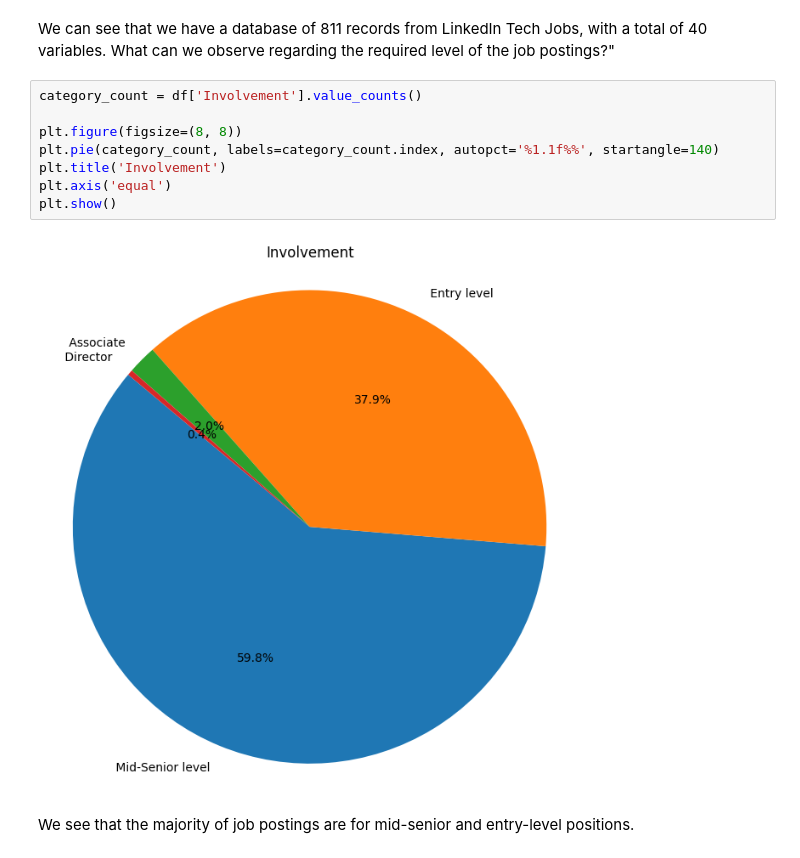
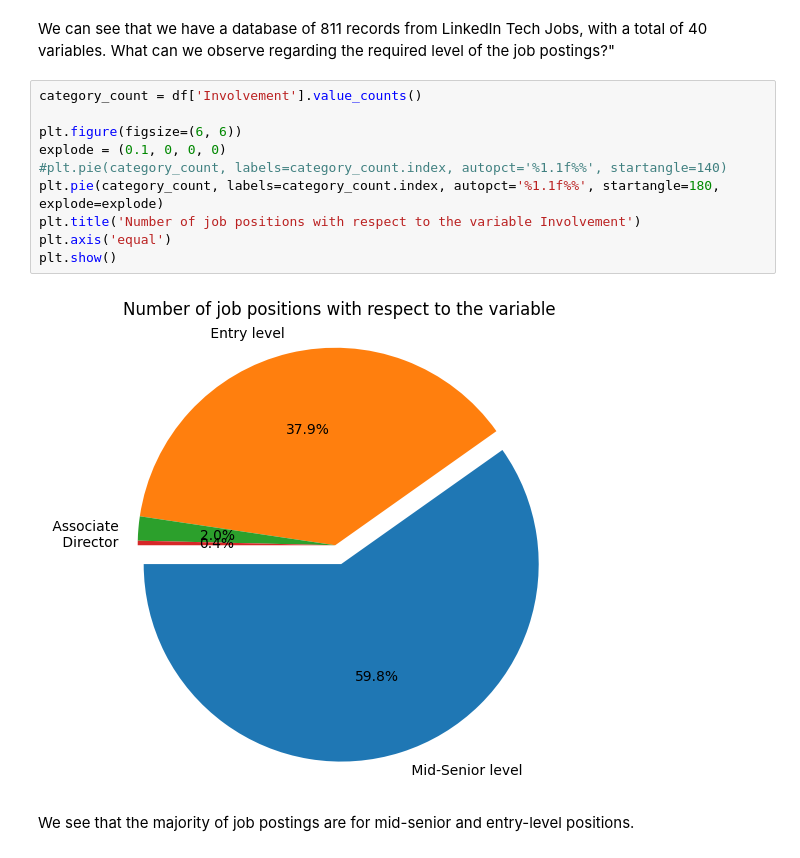
Before and after one commit to nogibjj/IDS706_DataEngineering_BarbaraFlores, a Jupyter notebook: LinkedInTechJobs.ipynb, the cells around one changed output. Saved outputs shown, nothing was run; the diff lists cells and outputs as text.

```diff
--- a/LinkedInTechJobs.ipynb
+++ b/LinkedInTechJobs.ipynb
@@ -75,13 +77,15 @@ What can we observe regarding the required level of the job postings?"
 # %%
 category_count = df['Involvement'].value_counts()
 
-plt.figure(figsize=(8, 8))
-plt.pie(category_count, labels=category_count.index, autopct='%1.1f%%', startangle=140)
-plt.title('Involvement')
+plt.figure(figsize=(6, 6))
+explode = (0.1, 0, 0, 0)
+#plt.pie(category_count, labels=category_count.index, autopct='%1.1f%%', startangle=140)
+plt.pie(category_count, labels=category_count.index, autopct='%1.1f%%', startangle=180, explode=explode)
+plt.title('Number of job positions with respect to the variable Involvement')
 plt.axis('equal')
 plt.show()
 # %% [output]
-[figure, old version]
+[figure, new version]
 # %% [markdown]
 We see that the majority of job postings are for mid-senior and entry-level positions.
 # %%
```
Also changed, not shown: parts of 1 cell of this notebook, 2 other files.
